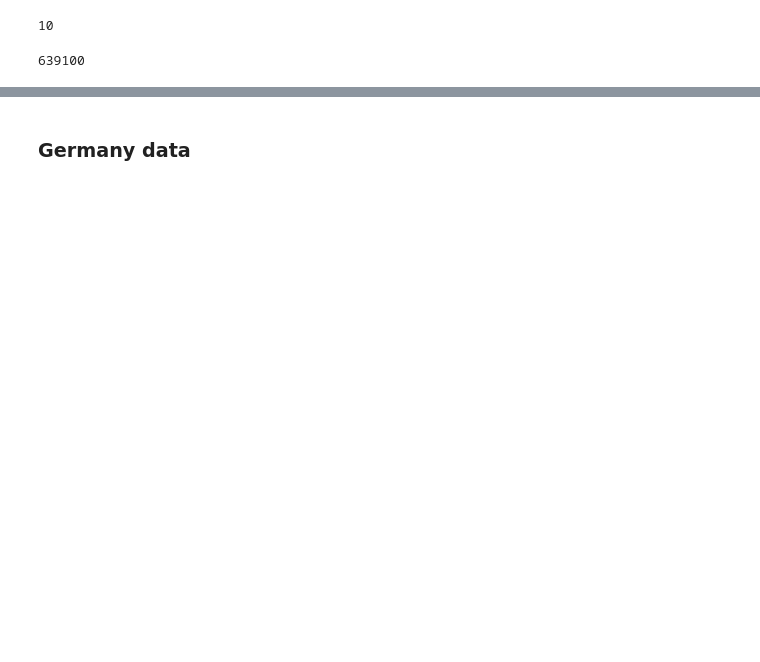
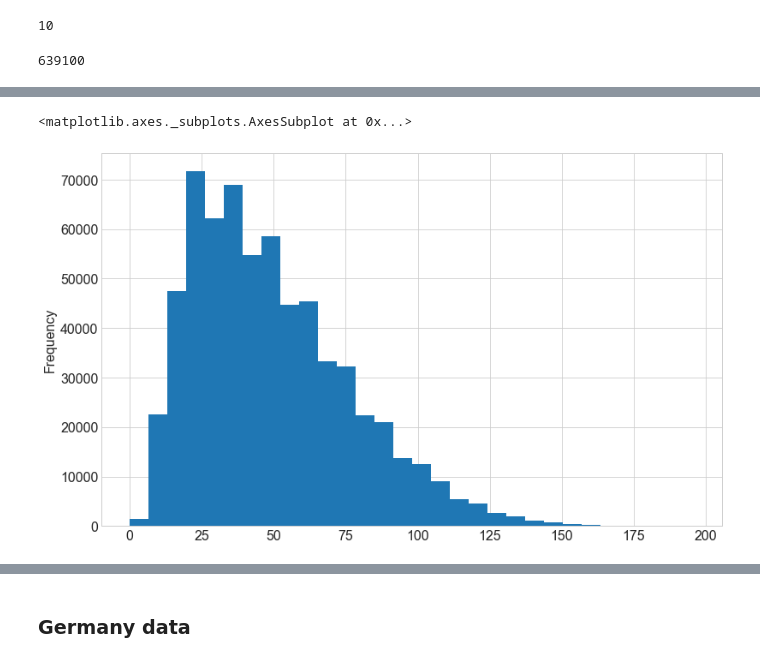
Before and after one commit to QuantumKane/time-series-exercises, a Jupyter notebook: ts_explore.ipynb, the cells around one changed output, grey strips where cells are left out. Drawn from its saved outputs; the diff is of its cells as text; code cells hidden in the pictures; blank space fills up the shorter version.

```diff
--- a/ts_explore.ipynb
+++ b/ts_explore.ipynb
@@ -106,3 +106,8 @@ test_start_index
 
 train = df[:test_start_index] # everything up (not including) to the test_start_index
 test = df[test_start_index:] # everything from the test_start_index to the end
+# %%
+# Set target as y - in this case using previous sales to predict future sales
+
+y = train.sale_amount
+y.head()
@@ -108,0 +122,8 @@ test = df[test_start_index:] # everything from the test_start_index to the end
+# %%
+# Don't consider the time series
+
+plt.figure(figsize=(13,8))
+y.plot.hist(bins=30)
+# %% [output]
+<matplotlib.axes._subplots.AxesSubplot at 0x...>
+[figure, added]
```
Also changed, not shown: parts of 19 cells of this notebook.
